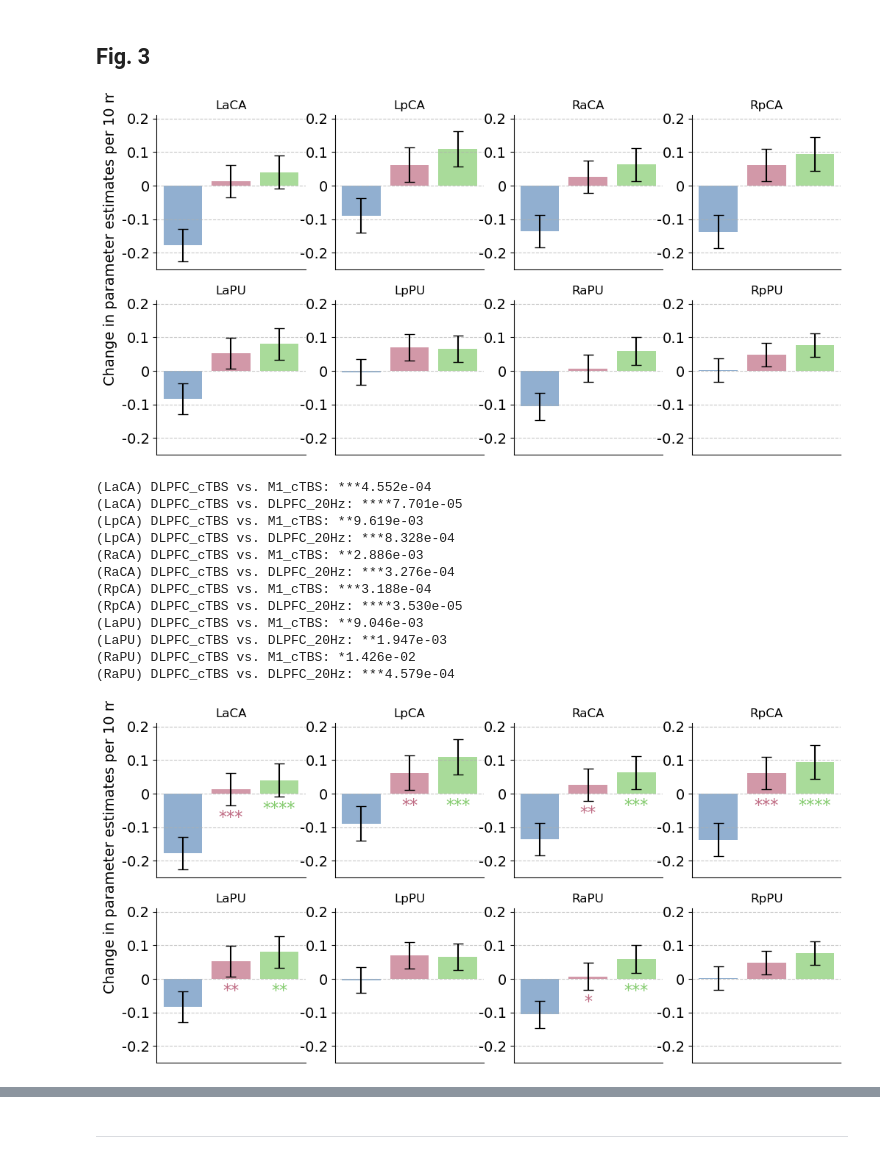
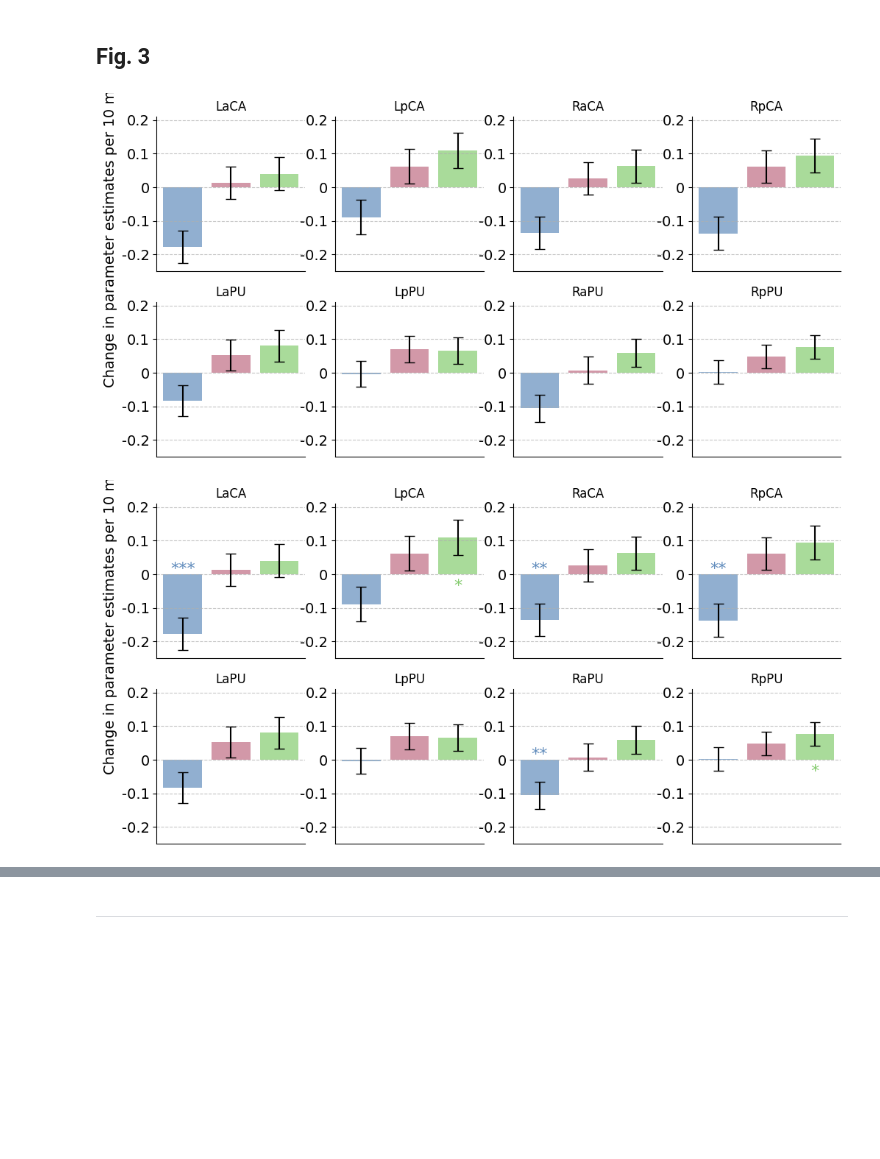
Before and after one commit to psb629/CommonLab, a Jupyter notebook: GP/scripts/fMRI.fig.3ii.ipynb, the cells around one changed output, grey strips where cells are left out. Saved outputs shown, nothing was run; the diff lists cells and outputs as text; code cells hidden in the pictures; blank space fills up the shorter version.

```diff
--- a/GP/scripts/fMRI.fig.3ii.ipynb
+++ b/GP/scripts/fMRI.fig.3ii.ipynb
@@ -40,8 +40,8 @@ def convert_pvalue_to_asterisks(pvalue):
 dir_root = join('/mnt/ext5/GP/fmri_data')
 dir_stat = join(dir_root,'stats/AM/GLM.reward_per_trial/5.0s_shifted')
 dir_mask = join(dir_root,'masks')
-# dir_home = expanduser('~')
-dir_home = 'D:/'
+dir_home = expanduser('~')
+# dir_home = 'D:/'
 # %%
 img_bg = join('/usr/local/afni/abin/MNI152_2009_template.nii.gz')
 # %%
@@ -216,46 +216,36 @@ for ii, roi in enumerate(list_roi):
         labelbottom=False  # labels along the bottom edge are off
     )
 # %% [output]
-[figure, old version]
+[figure, new version]
 # %%
-for ii, group_ref in enumerate(list_group[1:][:-1]):
-    for kk, roi in enumerate(list_roi):
-        ax = axs[kk]
-        for jj, group in enumerate(list_group[1:][ii+1:]):
-            jj_ = ii + 1 + jj
-            df_tmp = df_LME[(df_LME.roi==roi)&(df_LME.group_ref=='no_stim')&(df_LME.group==group)]
-            pval = df_LME[(df_LME.roi==roi)&(df_LME.group_ref==group_ref)&(df_LME.group==group)].pval_Slope.values[0]
-            y = df_tmp.Slope.values[0]
-            se = df_tmp.SE_Slope.values[0]
-            if pval < 0.05:
-                print('(%s) %s vs. %s: %s%.3e'%(roi,group_ref,group,convert_pvalue_to_asterisks(pval),pval))
-                ax.text(
-                    jj_, min(y-se,0)-0.035,
-                    convert_pvalue_to_asterisks(pval),
-                    fontsize=16, color=cmap(jj_+1),
-                    horizontalalignment='center', verticalalignment='center'
-                )
-                # ax.text(
-                #     jj_, 0.1+0.05*(jj+1),
-                #     '%.3f-%.3f'%(y,se),
-                #     horizontalalignment='center', verticalalignment='center'
-                # )
+for kk, roi in enumerate(list_roi):
+    ax = axs[kk]
+    for ii, group in enumerate(list_group[1:]):
+        df_tmp = df_LME[(df_LME.roi==roi)&(df_LME.group_ref=='no_stim')]
+        pval = df_tmp[df_tmp.group==group].pval_Slope.values[0]
+        mean = df_tmp[df_tmp.group==group].Slope.values[0]
+        se = df_tmp[df_tmp.group==group].SE_Slope.values[0]
+        if pval < 0.05:
+            # print('(%s) %s vs. %s: %s%.3e'%(roi,group_ref,group,convert_pvalue_to_asterisks(pval),pval))
+            if group == 'DLPFC_cTBS':
+                y = max(mean+se,0) + 0.015
+            else:
+                y = min(mean-se,0) - 0.035
+            ax.text(
+                ii, y,
+                convert_pvalue_to_asterisks(pval),
+                fontsize=16, color=cmap(ii+1),
+                horizontalalignment='center', verticalalignment='center'
+            )
+            # ax.text(
+            #     jj_, 0.1+0.05*(jj+1),
+            #     '%.3f-%.3f'%(y,se),
+            #     horizontalalignment='center', verticalalignment='center'
+            # )
     print('')
 fig
 # %% [output]
-(LaCA) DLPFC_cTBS vs. M1_cTBS: ***4.552e-04
-(LaCA) DLPFC_cTBS vs. DLPFC_20Hz: ****7.701e-05
-(LpCA) DLPFC_cTBS vs. M1_cTBS: **9.619e-03
-(LpCA) DLPFC_cTBS vs. DLPFC_20Hz: ***8.328e-04
-(RaCA) DLPFC_cTBS vs. M1_cTBS: **2.886e-03
-(RaCA) DLPFC_cTBS vs. DLPFC_20Hz: ***3.276e-04
-(RpCA) DLPFC_cTBS vs. M1_cTBS: ***3.188e-04
-(RpCA) DLPFC_cTBS vs. DLPFC_20Hz: ****3.530e-05
-(LaPU) DLPFC_cTBS vs. M1_cTBS: **9.046e-03
-(LaPU) DLPFC_cTBS vs. DLPFC_20Hz: **1.947e-03
-(RaPU) DLPFC_cTBS vs. M1_cTBS: *1.426e-02
-(RaPU) DLPFC_cTBS vs. DLPFC_20Hz: ***4.579e-04
-[figure, old version]
+[figure, new version]
 # %%
 ### legend
 nax = fig.add_axes([0.25, 1, .8, 0.2])
```
Also changed, not shown: parts of 1 cell of this notebook, 1 other file.
